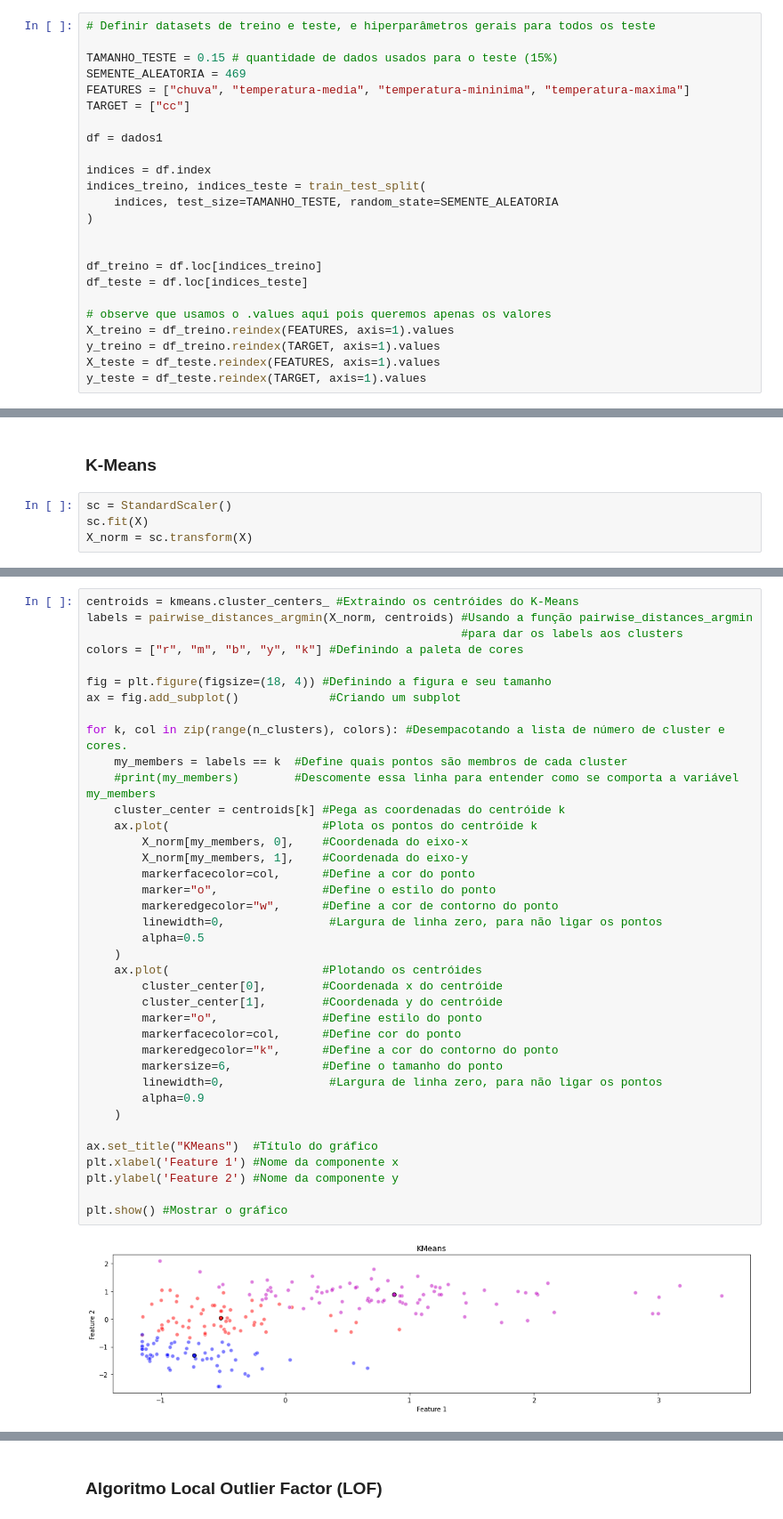
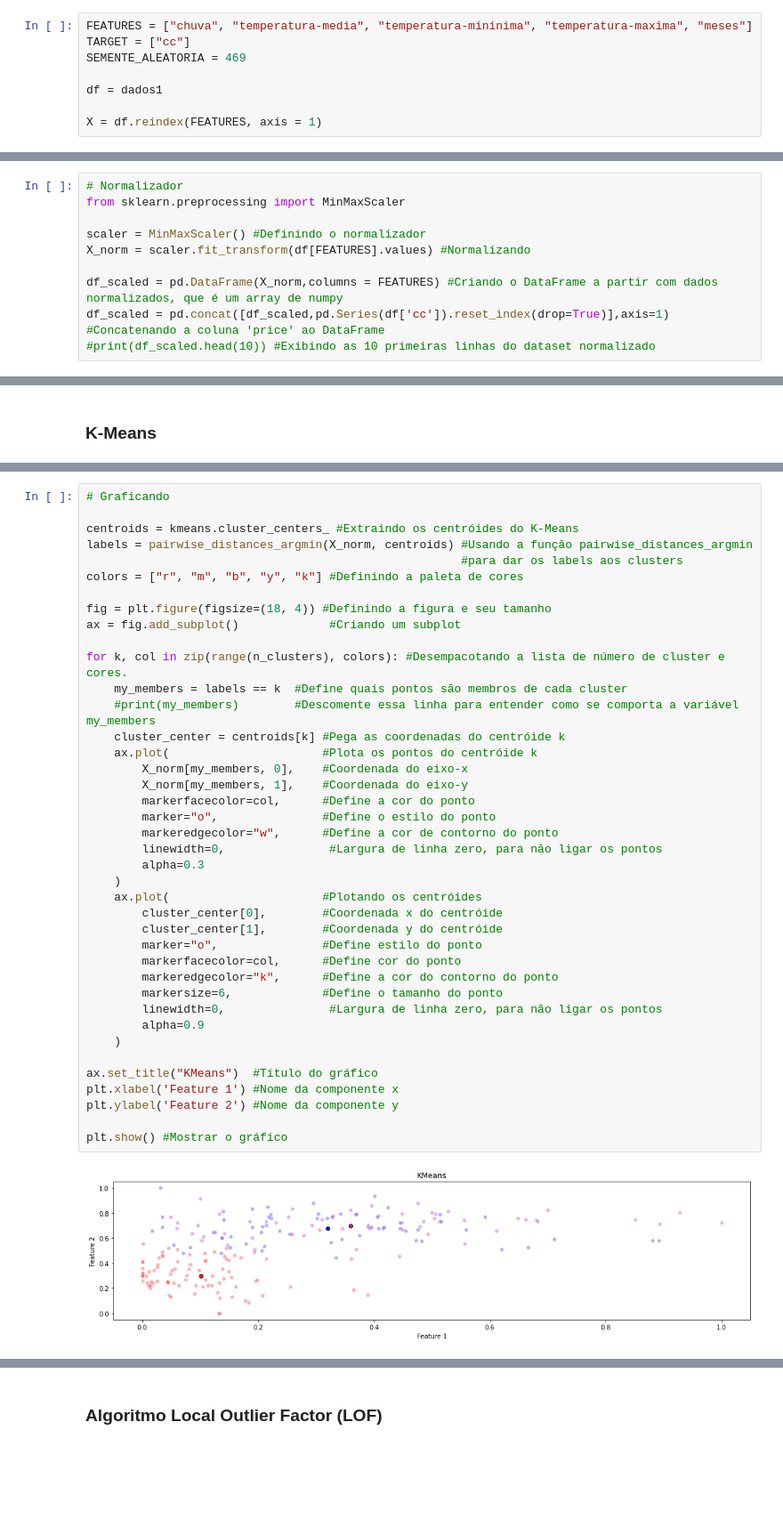
Before and after one commit to AnaLoponi/Machine_Learning_Casos_de_Dengue, a Jupyter notebook: Modelos de Treinamento_2.ipynb, the cells around one changed output, grey strips where cells are left out. Shown at 89% size. Saved outputs shown, nothing was run; the diff lists cells and outputs as text; blank space fills up the shorter version.

```diff
--- a/Modelos de Treinamento_2.ipynb
+++ b/Modelos de Treinamento_2.ipynb
@@ -38,27 +40,11 @@ dados1 = pd.read_excel("dataset_dengue_categorico.xlsx")
 # %%
-# Definir datasets de treino e teste, e hiperparâmetros gerais para todos os teste
-
-TAMANHO_TESTE = 0.15 # quantidade de dados usados para o teste (15%)
+FEATURES = ["chuva", "temperatura-media", "temperatura-mininima", "temperatura-maxima", "meses"]
+TARGET = ["cc"]
 SEMENTE_ALEATORIA = 469
-FEATURES = ["chuva", "temperatura-media", "temperatura-mininima", "temperatura-maxima"]
-TARGET = ["cc"]
 
 df = dados1
 
-indices = df.index
-indices_treino, indices_teste = train_test_split(
-    indices, test_size=TAMANHO_TESTE, random_state=SEMENTE_ALEATORIA
-)
-
-
-df_treino = df.loc[indices_treino]
-df_teste = df.loc[indices_teste]
-
-# observe que usamos o .values aqui pois queremos apenas os valores
-X_treino = df_treino.reindex(FEATURES, axis=1).values
-y_treino = df_treino.reindex(TARGET, axis=1).values
-X_teste = df_teste.reindex(FEATURES, axis=1).values
-y_teste = df_teste.reindex(TARGET, axis=1).values
+X = df.reindex(FEATURES, axis = 1)
 # %%
 # Normalizador
 # Para esta tranformação, os dados precisam estar normalizados
@@ -174,0 +161,10 @@ A variância é grande em todos os casos, como já era esperado. Tudo dentro do
+# %%
+# Normalizador
+from sklearn.preprocessing import MinMaxScaler
+
+scaler = MinMaxScaler() #Definindo o normalizador
+X_norm = scaler.fit_transform(df[FEATURES].values) #Normalizando
+
+df_scaled = pd.DataFrame(X_norm,columns = FEATURES) #Criando o DataFrame a partir com dados normalizados, que é um array de numpy
+df_scaled = pd.concat([df_scaled,pd.Series(df['cc']).reset_index(drop=True)],axis=1) #Concatenando a coluna 'price' ao DataFrame
+#print(df_scaled.head(10)) #Exibindo as 10 primeiras linhas do dataset normalizado
@@ -175,7 +221,3 @@ A variância é grande em todos os casos, como já era esperado. Tudo dentro do
 # %% [markdown]
 ### K-Means
-# %%
-sc = StandardScaler()
-sc.fit(X)
-X_norm = sc.transform(X)
 # %%
@@ -192,6 +236,8 @@ kmeans = KMeans(            #Inicializando o K-Means
 
 y_kmeans = kmeans.fit_predict(X_norm) #Fita o K-Means
 # %%
+# Graficando
+
 centroids = kmeans.cluster_centers_ #Extraindo os centróides do K-Means
 labels = pairwise_distances_argmin(X_norm, centroids) #Usando a função pairwise_distances_argmin
                                                       #para dar os labels aos clusters
@@ -202,32 +248,32 @@ ax = fig.add_subplot()             #Criando um subplot
 
 for k, col in zip(range(n_clusters), colors): #Desempacotando a lista de número de cluster e cores.
     my_members = labels == k  #Define quais pontos são membros de cada cluster
     #print(my_members)        #Descomente essa linha para entender como se comporta a variável my_members
     cluster_center = centroids[k] #Pega as coordenadas do centróide k
     ax.plot(                      #Plota os pontos do centróide k
         X_norm[my_members, 0],    #Coordenada do eixo-x
         X_norm[my_members, 1],    #Coordenada do eixo-y
         markerfacecolor=col,      #Define a cor do ponto
         marker="o",               #Define o estilo do ponto
         markeredgecolor="w",      #Define a cor de contorno do ponto
         linewidth=0,               #Largura de linha zero, para não ligar os pontos
-        alpha=0.5
+        alpha=0.3
     )
     ax.plot(                      #Plotando os centróides
         cluster_center[0],        #Coordenada x do centróide
         cluster_center[1],        #Coordenada y do centróide
         marker="o",               #Define estilo do ponto
         markerfacecolor=col,      #Define cor do ponto
         markeredgecolor="k",      #Define a cor do contorno do ponto
         markersize=6,             #Define o tamanho do ponto
         linewidth=0,               #Largura de linha zero, para não ligar os pontos
         alpha=0.9
     )
 
 ax.set_title("KMeans")  #Título do gráfico
 plt.xlabel('Feature 1') #Nome da componente x
 plt.ylabel('Feature 2') #Nome da componente y
 
 plt.show() #Mostrar o gráfico
 # %% [output]
-[figure, old version]
+[figure, new version]
```
Also changed, not shown: parts of 39 cells of this notebook.
